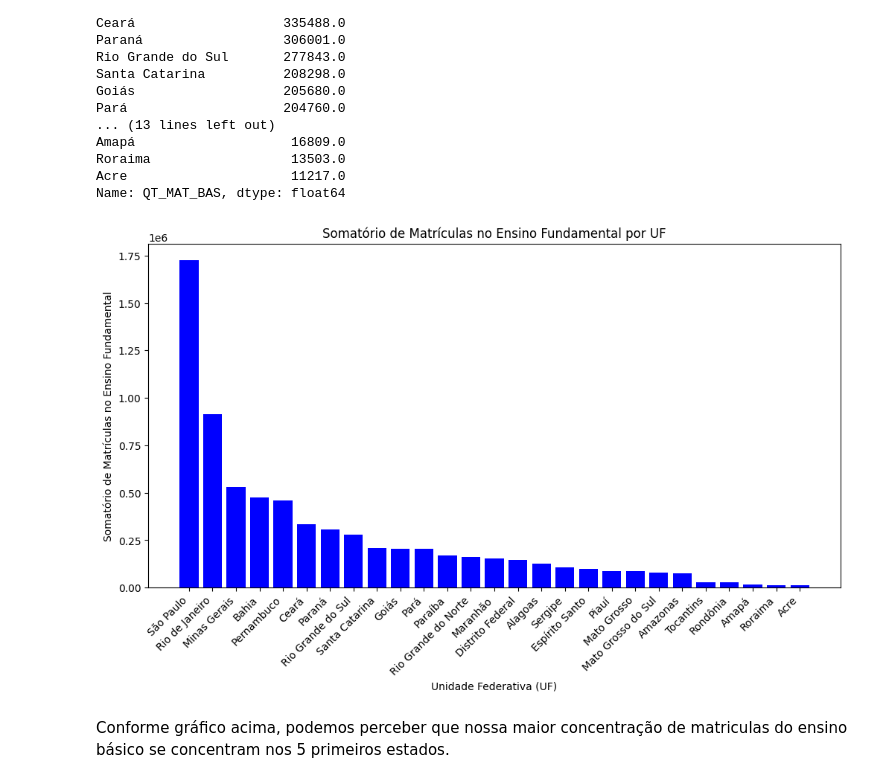
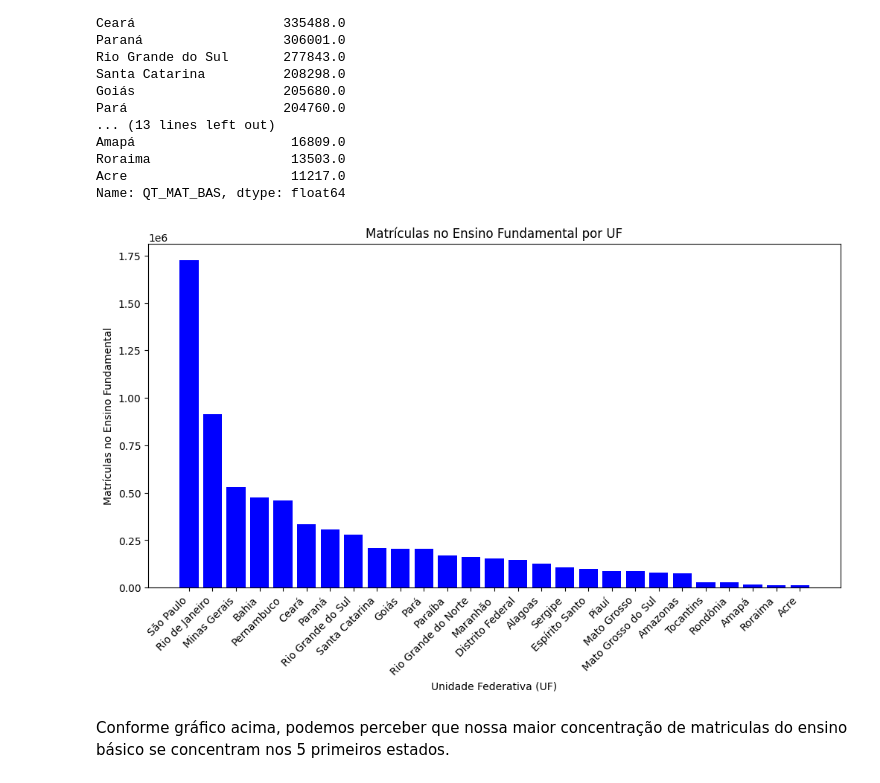
Before and after one commit to AndersonLopesbh/I.S, a Jupyter notebook: Analises IS/Script_python/Analises_IS.ipynb, the cells around one changed output. Drawn from its saved outputs; the diff is of its cells as text; code cells hidden in the pictures.

```diff
--- a/Analises IS/Script_python/Analises_IS.ipynb
+++ b/Analises IS/Script_python/Analises_IS.ipynb
@@ -640,17 +647,17 @@ Name: QT_MAT_BAS, dtype: float64
 # %%
 #Gráfico relacionado
 matEst = df_pvp.groupby('NO_UF')['QT_MAT_BAS'].sum().sort_values(ascending=False).reset_index()
 
 # Criar o gráfico de barras
 plt.figure(figsize=(12, 6))
 plt.bar(matEst['NO_UF'], matEst['QT_MAT_BAS'], color='blue')
 plt.xlabel('Unidade Federativa (UF)')
-plt.ylabel('Somatório de Matrículas no Ensino Fundamental')
-plt.title('Somatório de Matrículas no Ensino Fundamental por UF')
+plt.ylabel('Matrículas no Ensino Fundamental')
+plt.title('Matrículas no Ensino Fundamental por UF')
 plt.xticks(rotation=45, ha='right')
 plt.show()
 # %% [output]
-[figure, old version]
+[figure, new version]
 # %% [markdown]
 Conforme gráfico acima, podemos perceber que nossa maior concentração de matriculas do ensino básico se concentram nos 5 primeiros estados.
 # %% [markdown]
```
Also changed, not shown: parts of 11 cells of this notebook.
